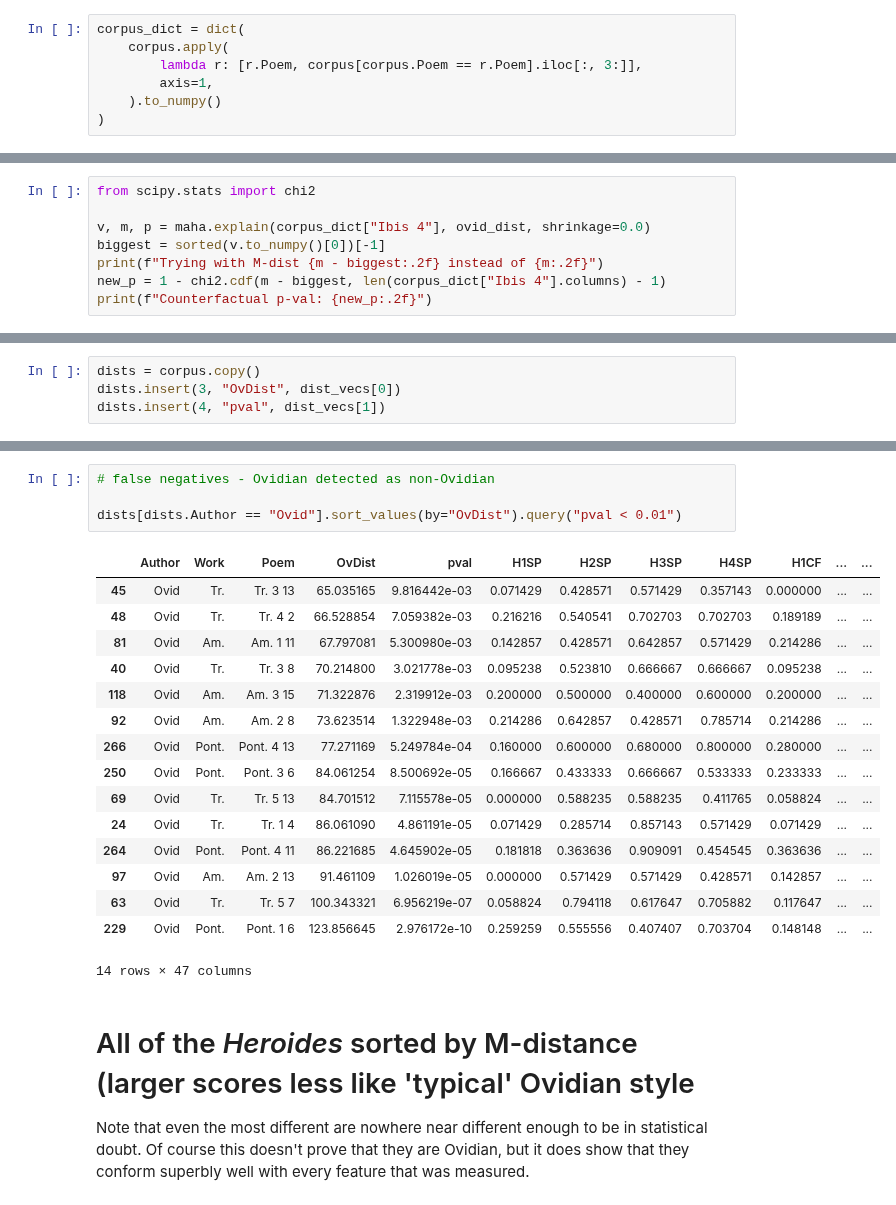
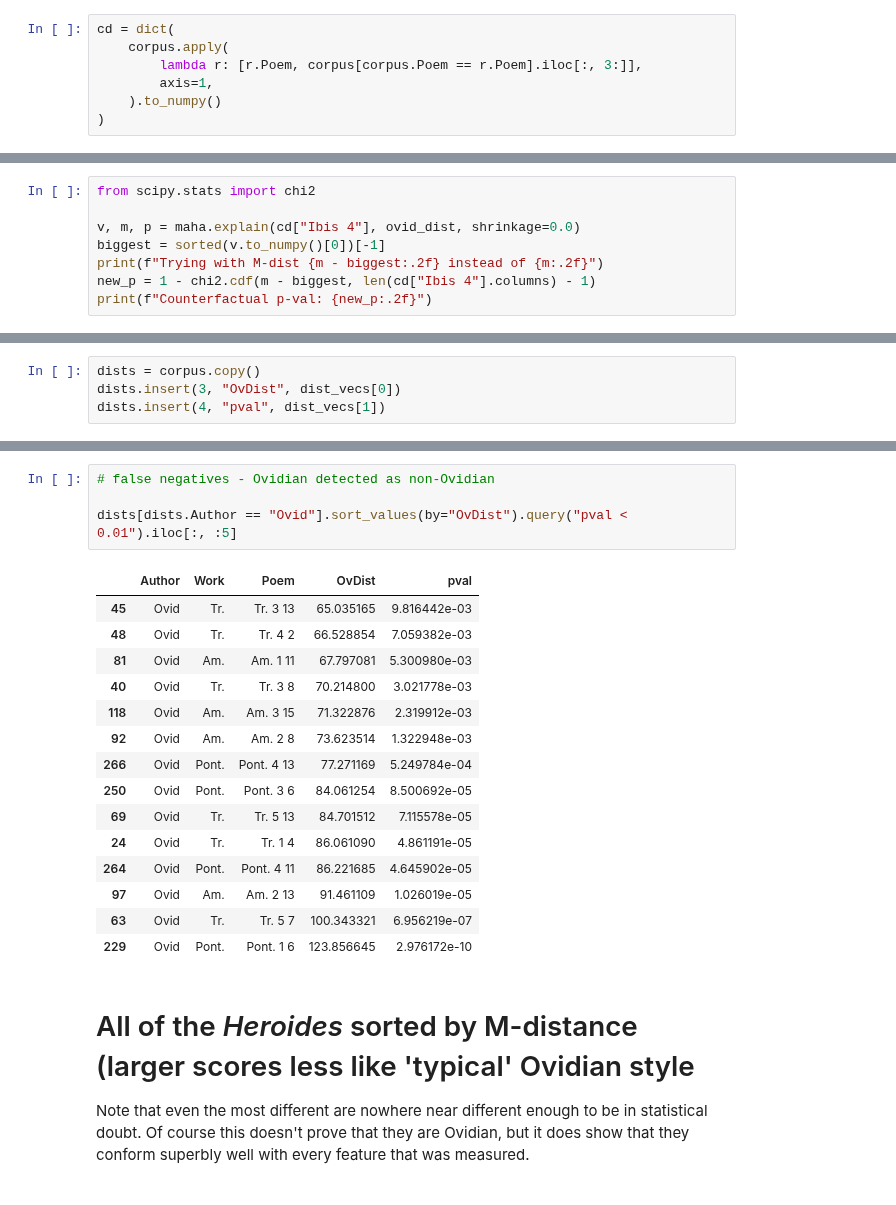
Before and after one commit to bnagy/nux-paper, a Jupyter notebook: repro/eleg_maha.ipynb, the cells around one changed output, grey strips where cells are left out. Drawn from its saved outputs; the diff is of its cells as text.

```diff
--- a/repro/eleg_maha.ipynb
+++ b/repro/eleg_maha.ipynb
@@ -52,7 +41,7 @@ problems
 | 8 | ps-Ovid | Ibis | Ibis 4 | 0.123596 | 0.438202 | 0.617978 | 0.528090 | 0.179775 | 0.685393 | 0.988764 | ... | ... |
 9 rows × 45 columns
 # %%
-corpus_dict = dict(
+cd = dict(
     corpus.apply(
         lambda r: [r.Poem, corpus[corpus.Poem == r.Poem].iloc[:, 3:]],
         axis=1,
@@ -172,10 +161,10 @@ P1WC     2.68     25.84%    18.68%
 # %%
 from scipy.stats import chi2
 
-v, m, p = maha.explain(corpus_dict["Ibis 4"], ovid_dist, shrinkage=0.0)
+v, m, p = maha.explain(cd["Ibis 4"], ovid_dist, shrinkage=0.0)
 biggest = sorted(v.to_numpy()[0])[-1]
 print(f"Trying with M-dist {m - biggest:.2f} instead of {m:.2f}")
-new_p = 1 - chi2.cdf(m - biggest, len(corpus_dict["Ibis 4"].columns) - 1)
+new_p = 1 - chi2.cdf(m - biggest, len(cd["Ibis 4"].columns) - 1)
 print(f"Counterfactual p-val: {new_p:.2f}")
 # %% [output]
 Trying with M-dist 41.67 instead of 88.52
@@ -254,24 +241,23 @@ dists[dists.Author == "ps-Ovid"].sort_values(by="OvDist")
 # %%
 # false negatives - Ovidian detected as non-Ovidian
 
-dists[dists.Author == "Ovid"].sort_values(by="OvDist").query("pval < 0.01")
+dists[dists.Author == "Ovid"].sort_values(by="OvDist").query("pval < 0.01").iloc[:, :5]
 # %% [output]
-|  | Author | Work | Poem | OvDist | pval | H1SP | H2SP | H3SP | H4SP | H1CF | ... | ... |
-| 45 | Ovid | Tr. | Tr. 3 13 | 65.035165 | 9.816442e-03 | 0.071429 | 0.428571 | 0.571429 | 0.357143 | 0.000000 | ... | ... |
-| 48 | Ovid | Tr. | Tr. 4 2 | 66.528854 | 7.059382e-03 | 0.216216 | 0.540541 | 0.702703 | 0.702703 | 0.189189 | ... | ... |
-| 81 | Ovid | Am. | Am. 1 11 | 67.797081 | 5.300980e-03 | 0.142857 | 0.428571 | 0.642857 | 0.571429 | 0.214286 | ... | ... |
-| 40 | Ovid | Tr. | Tr. 3 8 | 70.214800 | 3.021778e-03 | 0.095238 | 0.523810 | 0.666667 | 0.666667 | 0.095238 | ... | ... |
-| 118 | Ovid | Am. | Am. 3 15 | 71.322876 | 2.319912e-03 | 0.200000 | 0.500000 | 0.400000 | 0.600000 | 0.200000 | ... | ... |
-| 92 | Ovid | Am. | Am. 2 8 | 73.623514 | 1.322948e-03 | 0.214286 | 0.642857 | 0.428571 | 0.785714 | 0.214286 | ... | ... |
-| 266 | Ovid | Pont. | Pont. 4 13 | 77.271169 | 5.249784e-04 | 0.160000 | 0.600000 | 0.680000 | 0.800000 | 0.280000 | ... | ... |
-| 250 | Ovid | Pont. | Pont. 3 6 | 84.061254 | 8.500692e-05 | 0.166667 | 0.433333 | 0.666667 | 0.533333 | 0.233333 | ... | ... |
-| 69 | Ovid | Tr. | Tr. 5 13 | 84.701512 | 7.115578e-05 | 0.000000 | 0.588235 | 0.588235 | 0.411765 | 0.058824 | ... | ... |
-| 24 | Ovid | Tr. | Tr. 1 4 | 86.061090 | 4.861191e-05 | 0.071429 | 0.285714 | 0.857143 | 0.571429 | 0.071429 | ... | ... |
-| 264 | Ovid | Pont. | Pont. 4 11 | 86.221685 | 4.645902e-05 | 0.181818 | 0.363636 | 0.909091 | 0.454545 | 0.363636 | ... | ... |
-| 97 | Ovid | Am. | Am. 2 13 | 91.461109 | 1.026019e-05 | 0.000000 | 0.571429 | 0.571429 | 0.428571 | 0.142857 | ... | ... |
-| 63 | Ovid | Tr. | Tr. 5 7 | 100.343321 | 6.956219e-07 | 0.058824 | 0.794118 | 0.617647 | 0.705882 | 0.117647 | ... | ... |
-| 229 | Ovid | Pont. | Pont. 1 6 | 123.856645 | 2.976172e-10 | 0.259259 | 0.555556 | 0.407407 | 0.703704 | 0.148148 | ... | ... |
+|  | Author | Work | Poem | OvDist | pval |
+| 45 | Ovid | Tr. | Tr. 3 13 | 65.035165 | 9.816442e-03 |
+| 48 | Ovid | Tr. | Tr. 4 2 | 66.528854 | 7.059382e-03 |
+| 81 | Ovid | Am. | Am. 1 11 | 67.797081 | 5.300980e-03 |
+| 40 | Ovid | Tr. | Tr. 3 8 | 70.214800 | 3.021778e-03 |
+| 118 | Ovid | Am. | Am. 3 15 | 71.322876 | 2.319912e-03 |
+| 92 | Ovid | Am. | Am. 2 8 | 73.623514 | 1.322948e-03 |
+| 266 | Ovid | Pont. | Pont. 4 13 | 77.271169 | 5.249784e-04 |
+| 250 | Ovid | Pont. | Pont. 3 6 | 84.061254 | 8.500692e-05 |
+| 69 | Ovid | Tr. | Tr. 5 13 | 84.701512 | 7.115578e-05 |
+| 24 | Ovid | Tr. | Tr. 1 4 | 86.061090 | 4.861191e-05 |
+| 264 | Ovid | Pont. | Pont. 4 11 | 86.221685 | 4.645902e-05 |
+| 97 | Ovid | Am. | Am. 2 13 | 91.461109 | 1.026019e-05 |
+| 63 | Ovid | Tr. | Tr. 5 7 | 100.343321 | 6.956219e-07 |
+| 229 | Ovid | Pont. | Pont. 1 6 | 123.856645 | 2.976172e-10 |
-14 rows × 47 columns
 # %% [markdown]
 # All of the _Heroides_ sorted by M-distance (larger scores less like 'typical' Ovidian style
 
```
Also changed, not shown: parts of 12 cells of this notebook.
